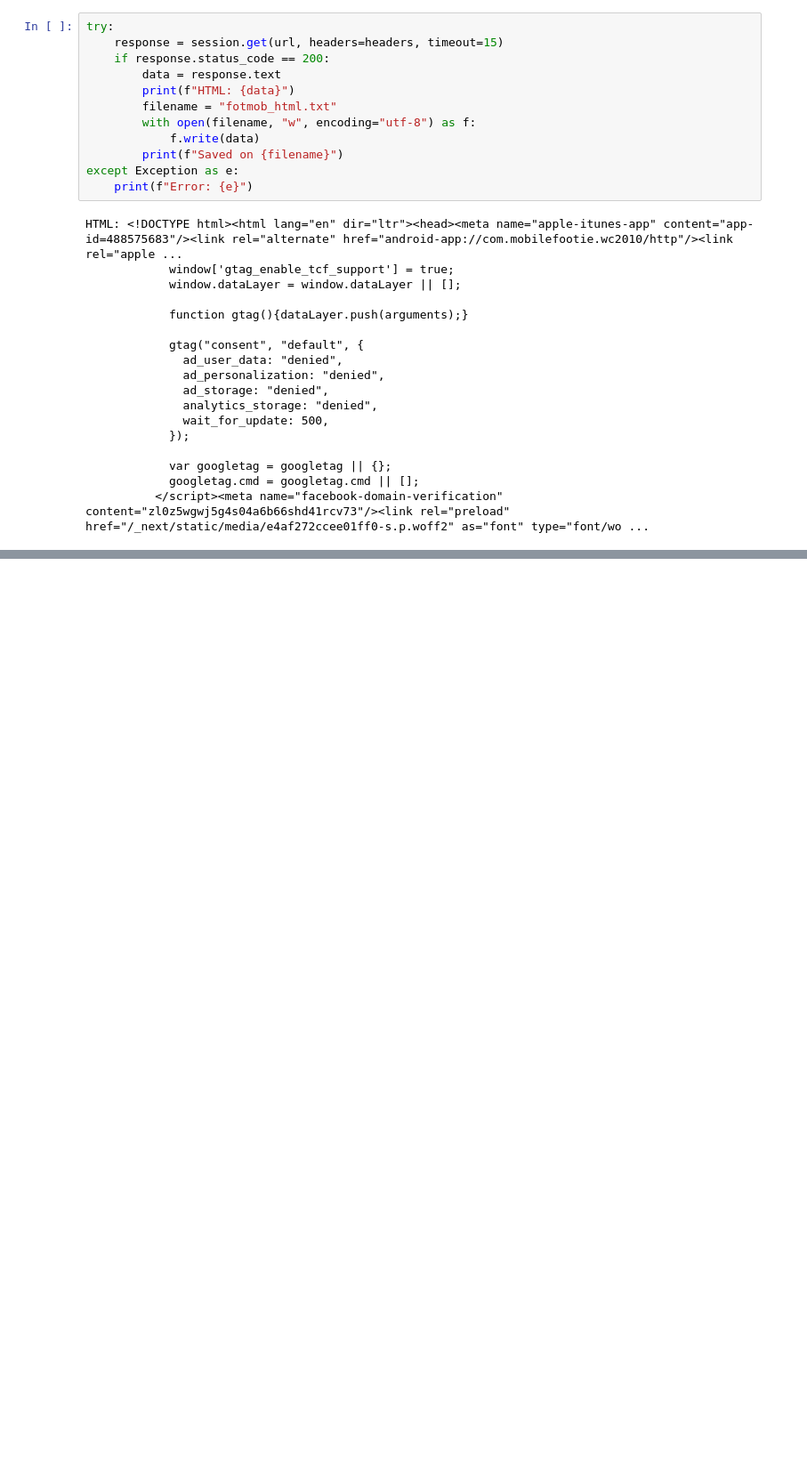
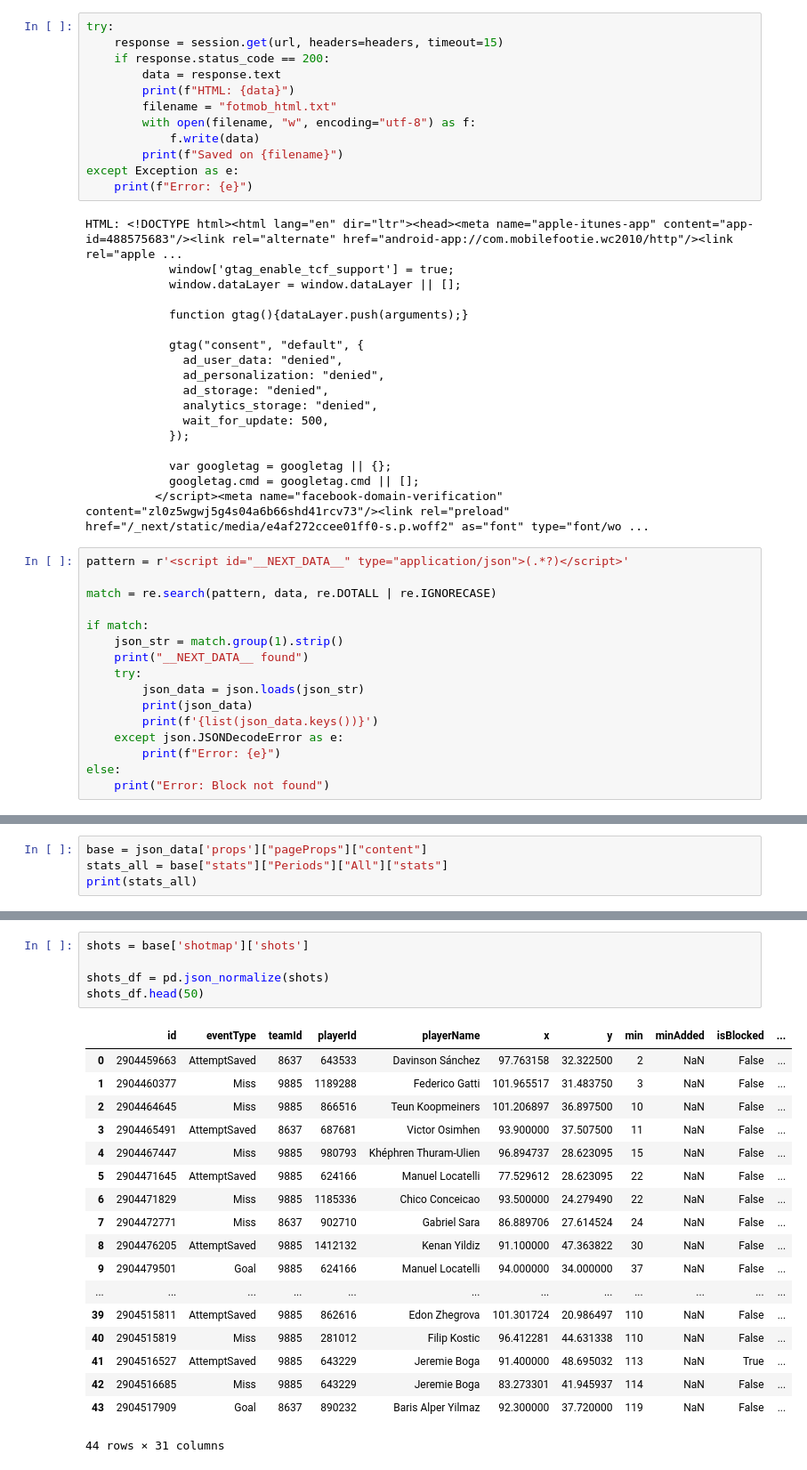
Before and after one commit to enzoftware/football-ds, a Jupyter notebook: 1_scraping_fotmob.ipynb, the cells around one changed output, grey strips where cells are left out. Shown at 89% size. Cells and saved outputs as stored; diff of their text form; blank space fills up the shorter version.

Commit message:
chore: scrpping data and shots info

```diff
--- a/1_scraping_fotmob.ipynb
+++ b/1_scraping_fotmob.ipynb
@@ -110,3 +98,19 @@ HTML: <!DOCTYPE html><html lang="en" dir="ltr"><head><meta name="apple-itunes-ap
             var googletag = googletag || {};
             googletag.cmd = googletag.cmd || [];
           </script><meta name="facebook-domain-verification" content="zl0z5wgwj5g4s04a6b66shd41rcv73"/><link rel="preload" href="/_next/static/media/e4af272ccee01ff0-s.p.woff2" as="font" type="font/wo ...
+# %%
+pattern = r'<script id="__NEXT_DATA__" type="application/json">(.*?)</script>'
+
+match = re.search(pattern, data, re.DOTALL | re.IGNORECASE)
+
+if match:
+    json_str = match.group(1).strip()
+    print("__NEXT_DATA__ found")
+    try:
+        json_data = json.loads(json_str)
+        print(json_data)
+        print(f'{list(json_data.keys())}')
+    except json.JSONDecodeError as e:
+        print(f"Error: {e}")
+else:
+    print("Error: Block not found")
@@ -112,0 +120,4 @@ HTML: <!DOCTYPE html><html lang="en" dir="ltr"><head><meta name="apple-itunes-ap
+# %%
+base = json_data['props']["pageProps"]["content"]
+stats_all = base["stats"]["Periods"]["All"]["stats"]
+print(stats_all)
@@ -112,0 +173,24 @@ HTML: <!DOCTYPE html><html lang="en" dir="ltr"><head><meta name="apple-itunes-ap
+# %%
+shots = base['shotmap']['shots']
+
+shots_df = pd.json_normalize(shots)
+shots_df.head(50)
+# %% [output]
+|  | id | eventType | teamId | playerId | playerName | x | y | min | minAdded | isBlocked | ... |
+| 0 | 2904459663 | AttemptSaved | 8637 | 643533 | Davinson Sánchez | 97.763158 | 32.322500 | 2 | NaN | False | ... |
+| 1 | 2904460377 | Miss | 9885 | 1189288 | Federico Gatti | 101.965517 | 31.483750 | 3 | NaN | False | ... |
+| 2 | 2904464645 | Miss | 9885 | 866516 | Teun Koopmeiners | 101.206897 | 36.897500 | 10 | NaN | False | ... |
+| 3 | 2904465491 | AttemptSaved | 8637 | 687681 | Victor Osimhen | 93.900000 | 37.507500 | 11 | NaN | False | ... |
+| 4 | 2904467447 | Miss | 9885 | 980793 | Khéphren Thuram-Ulien | 96.894737 | 28.623095 | 15 | NaN | False | ... |
+| 5 | 2904471645 | AttemptSaved | 9885 | 624166 | Manuel Locatelli | 77.529612 | 28.623095 | 22 | NaN | False | ... |
+| 6 | 2904471829 | Miss | 9885 | 1185336 | Chico Conceicao | 93.500000 | 24.279490 | 22 | NaN | False | ... |
+| 7 | 2904472771 | Miss | 8637 | 902710 | Gabriel Sara | 86.889706 | 27.614524 | 24 | NaN | False | ... |
+| 8 | 2904476205 | AttemptSaved | 9885 | 1412132 | Kenan Yildiz | 91.100000 | 47.363822 | 30 | NaN | False | ... |
+| 9 | 2904479501 | Goal | 9885 | 624166 | Manuel Locatelli | 94.000000 | 34.000000 | 37 | NaN | False | ... |
+| ... | ... | ... | ... | ... | ... | ... | ... | ... | ... | ... | ... |
+| 39 | 2904515811 | AttemptSaved | 9885 | 862616 | Edon Zhegrova | 101.301724 | 20.986497 | 110 | NaN | False | ... |
+| 40 | 2904515819 | Miss | 9885 | 281012 | Filip Kostic | 96.412281 | 44.631338 | 110 | NaN | False | ... |
+| 41 | 2904516527 | AttemptSaved | 9885 | 643229 | Jeremie Boga | 91.400000 | 48.695032 | 113 | NaN | True | ... |
+| 42 | 2904516685 | Miss | 9885 | 643229 | Jeremie Boga | 83.273301 | 41.945937 | 114 | NaN | False | ... |
+| 43 | 2904517909 | Goal | 8637 | 890232 | Baris Alper Yilmaz | 92.300000 | 37.720000 | 119 | NaN | False | ... |
+44 rows × 31 columns
```
Also changed, not shown: parts of 9 cells of this notebook, 1 other file.
